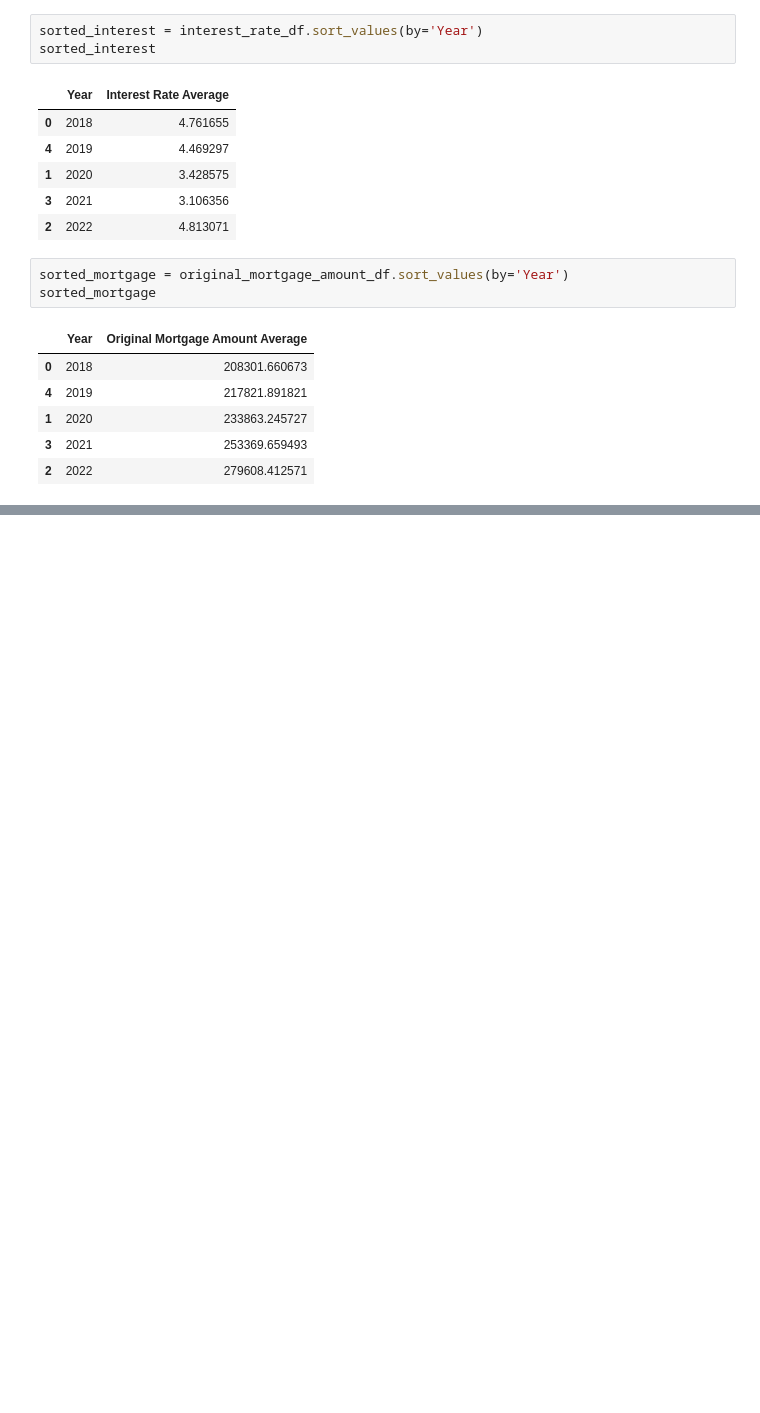
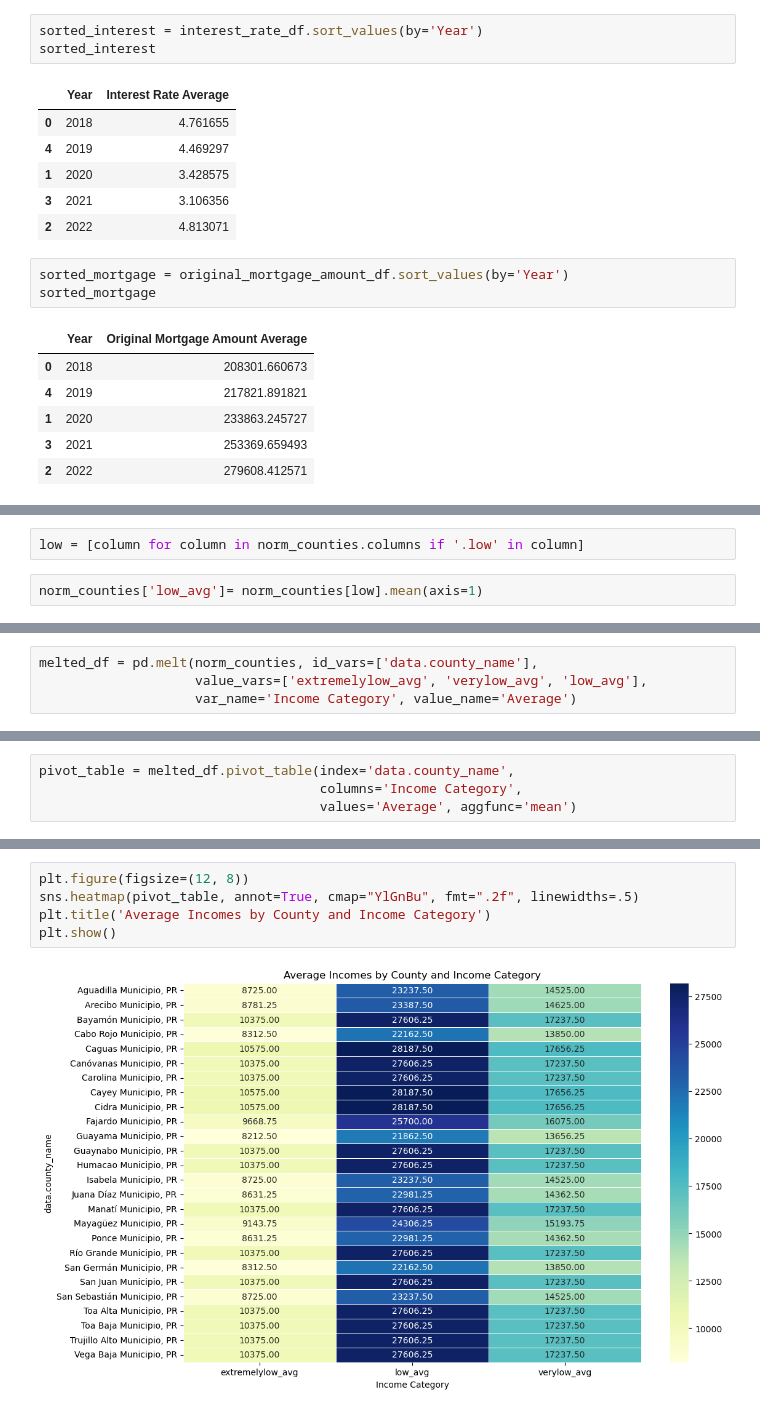
Before and after one commit to nlewism/Project-Impact-of-CDBG-Funds-in-Puerto-Rico, a Jupyter notebook: CDBG_Web_Scrapping.ipynb, the cells around one changed output, grey strips where cells are left out. Cells and saved outputs as stored; diff of their text form; blank space fills up the shorter version.

```diff
--- a/CDBG_Web_Scrapping.ipynb
+++ b/CDBG_Web_Scrapping.ipynb
@@ -346,0 +492,4 @@ sorted_mortgage
+# %%
+low = [column for column in norm_counties.columns if '.low' in column]
+# %%
+norm_counties['low_avg']= norm_counties[low].mean(axis=1)
@@ -346,0 +516,4 @@ sorted_mortgage
+# %%
+melted_df = pd.melt(norm_counties, id_vars=['data.county_name'],
+                    value_vars=['extremelylow_avg', 'verylow_avg', 'low_avg'],
+                    var_name='Income Category', value_name='Average')
@@ -346,0 +540,4 @@ sorted_mortgage
+# %%
+pivot_table = melted_df.pivot_table(index='data.county_name',
+                                    columns='Income Category',
+                                    values='Average', aggfunc='mean')
@@ -346,0 +565,7 @@ sorted_mortgage
+# %%
+plt.figure(figsize=(12, 8))
+sns.heatmap(pivot_table, annot=True, cmap="YlGnBu", fmt=".2f", linewidths=.5)
+plt.title('Average Incomes by County and Income Category')
+plt.show()
+# %% [output]
+[figure, added]
```
Also changed, not shown: parts of 29 cells of this notebook.
